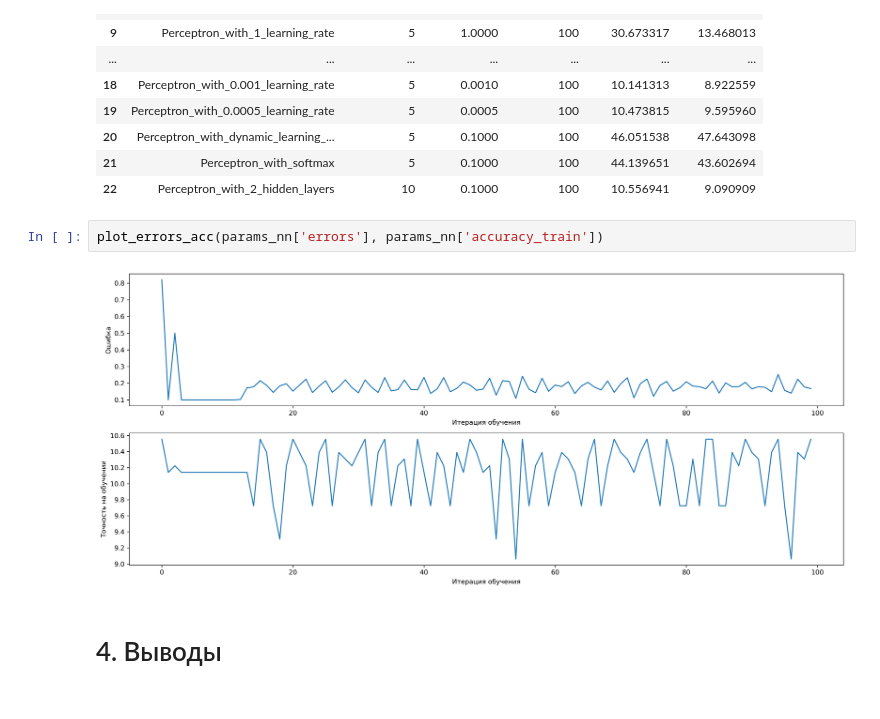
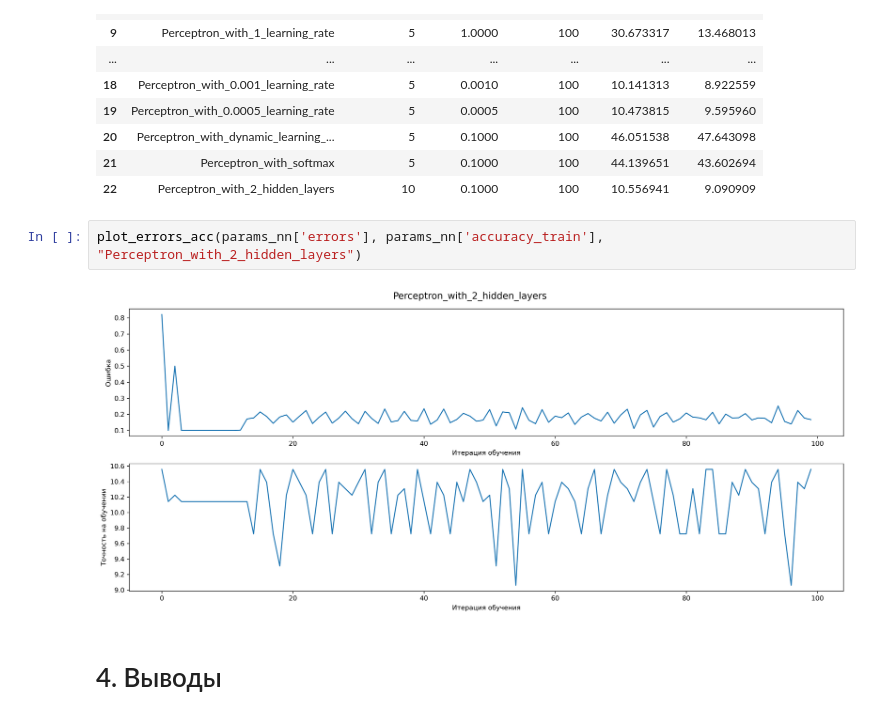
Before and after one commit to dnlygvtv/02_Python_for_Neural_Networks, a Jupyter notebook: HW/HW_1.ipynb, the cells around one changed output. Drawn from its saved outputs; the diff is of its cells as text.

```diff
--- a/HW/HW_1.ipynb
+++ b/HW/HW_1.ipynb
@@ -610,9 +610,9 @@ stata
 | 21 | Perceptron_with_softmax | 5 | 0.1000 | 100 | 44.139651 | 43.602694 |
 | 22 | Perceptron_with_2_hidden_layers | 10 | 0.1000 | 100 | 10.556941 | 9.090909 |
 # %%
-plot_errors_acc(params_nn['errors'], params_nn['accuracy_train'])
+plot_errors_acc(params_nn['errors'], params_nn['accuracy_train'], "Perceptron_with_2_hidden_layers")
 # %% [output]
-[figure, old version]
+[figure, new version]
 # %% [markdown]
 # 4. Выводы
 # %%
```
Also changed, not shown: parts of 3 cells of this notebook.
